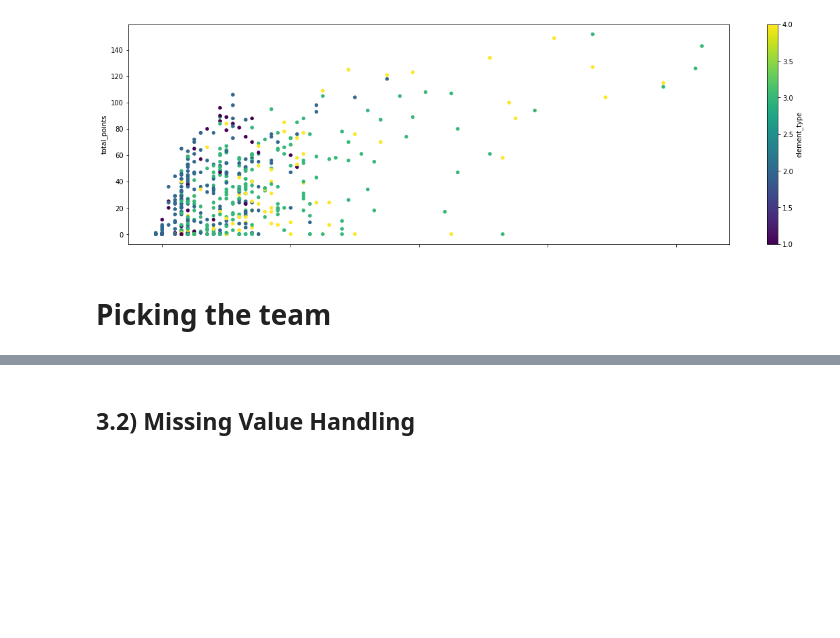
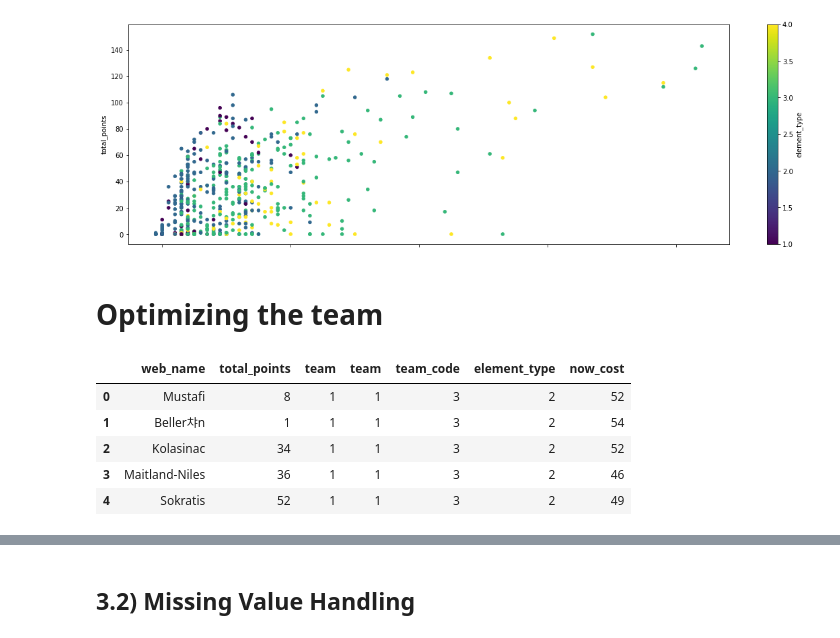
Before and after one commit to yt-hwang/Fantasy_Premier_League_Analysis, a Jupyter notebook: Codes/Data_Related/Data_Analyzation.ipynb, the cells around one changed output, grey strips where cells are left out. Saved outputs shown, nothing was run; the diff lists cells and outputs as text; code cells hidden in the pictures; blank space fills up the shorter version.

```diff
--- a/Codes/Data_Related/Data_Analyzation.ipynb
+++ b/Codes/Data_Related/Data_Analyzation.ipynb
@@ -126,6 +128,6 @@ Index(['chance_of_playing_next_round', 'chance_of_playing_this_round', 'code',
        'ict_index'],
       dtype='object')
 # %%
-x = bootstrap[['id','first_name','second_name','form','value_form', 'element_type', 'chance_of_playing_next_round', 'chance_of_playing_this_round',  'ep_next',
+df = bootstrap[['id','first_name','second_name','web_name', 'team', 'team_code', 'form','value_form', 'element_type', 'chance_of_playing_next_round', 'chance_of_playing_this_round',  'ep_next',
        'ep_this', 'event_points', 'in_dreamteam', 'dreamteam_count', 'now_cost','points_per_game', 'selected_by_percent',
              'team', 'total_points', 'transfers_in', 'transfers_in_event', 'transfers_out', 'transfers_out_event']]
@@ -155,4 +161,4 @@ x.plot.scatter(y = 'total_points', x = 'now_cost', c = 'element_type', cmap='vir
 <matplotlib.axes._subplots.AxesSubplot at 0x...>
 [figure]
 # %% [markdown]
-# Picking the team
+# Optimizing the team
@@ -180,0 +210,9 @@ def optimize(budget=100, star_player_limit=3, gk=2, df=5, mf=5, fwd=3):
+# %%
+df[['web_name', 'total_points', 'team', 'team_code', 'element_type', 'now_cost']].head()
+# %% [output]
+|  | web_name | total_points | team | team | team_code | element_type | now_cost |
+| 0 | Mustafi | 8 | 1 | 1 | 3 | 2 | 52 |
+| 1 | Beller챠n | 1 | 1 | 1 | 3 | 2 | 54 |
+| 2 | Kolasinac | 34 | 1 | 1 | 3 | 2 | 52 |
+| 3 | Maitland-Niles | 36 | 1 | 1 | 3 | 2 | 46 |
+| 4 | Sokratis | 52 | 1 | 1 | 3 | 2 | 49 |
```
Also changed, not shown: parts of 9 cells of this notebook.
